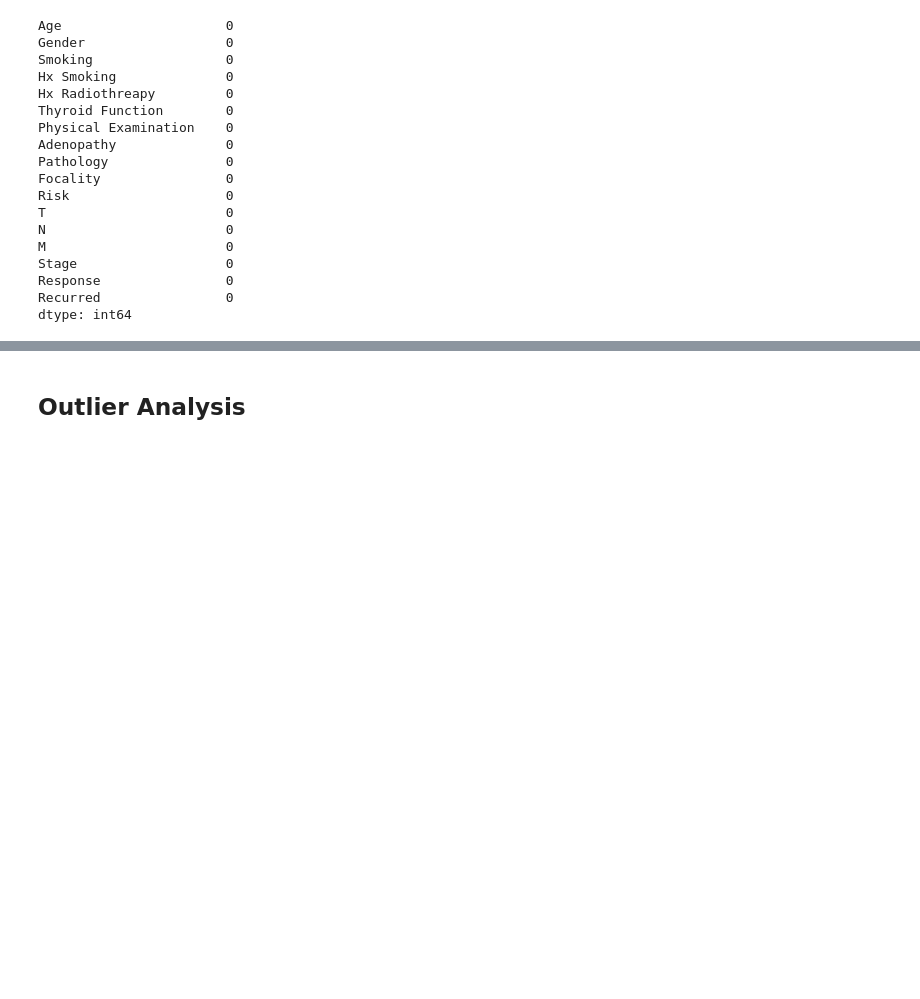
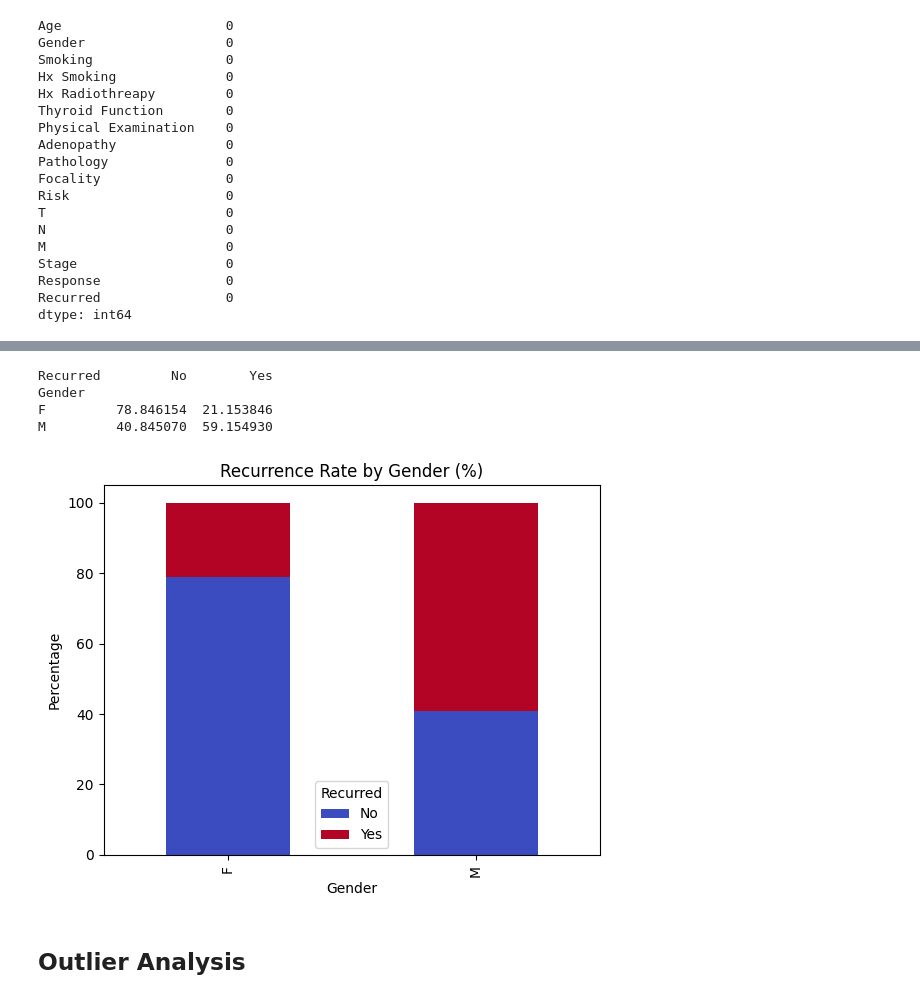
Before and after one commit to maishatabassum932/Thyroid-Diseases-Detection, a Jupyter notebook: Thyroid_prediction.ipynb, the cells around one changed output, grey strips where cells are left out. Drawn from its saved outputs; the diff is of its cells as text; code cells hidden in the pictures; blank space fills up the shorter version.

```diff
--- a/Thyroid_prediction.ipynb
+++ b/Thyroid_prediction.ipynb
@@ -113,3 +129,18 @@ dtype: int64
+# %%
+# Recurrence Rate by Gender (in %)
+recurrence_by_gender = th.groupby('Gender')['Recurred'].value_counts(normalize=True).unstack() * 100
+print(recurrence_by_gender)
+recurrence_by_gender.plot(kind='bar', stacked=True, colormap='coolwarm')
+plt.title('Recurrence Rate by Gender (%)')
+plt.ylabel('Percentage')
+plt.legend(title='Recurred')
+plt.show()
+# %% [output]
+Recurred         No        Yes
+Gender
+F         78.846154  21.153846
+M         40.845070  59.154930
+[figure, added]
 # %% [markdown]
 ## Outlier Analysis
 # %%
```
Also changed, not shown: parts of 12 cells of this notebook.
